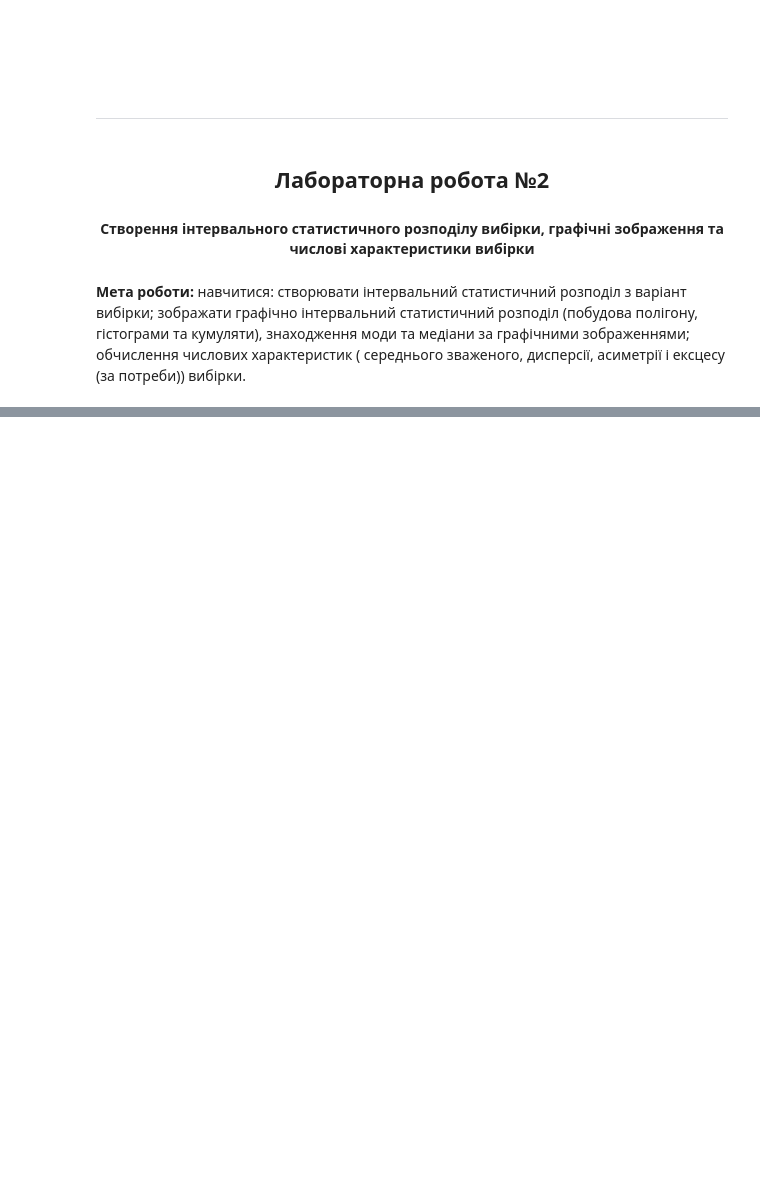
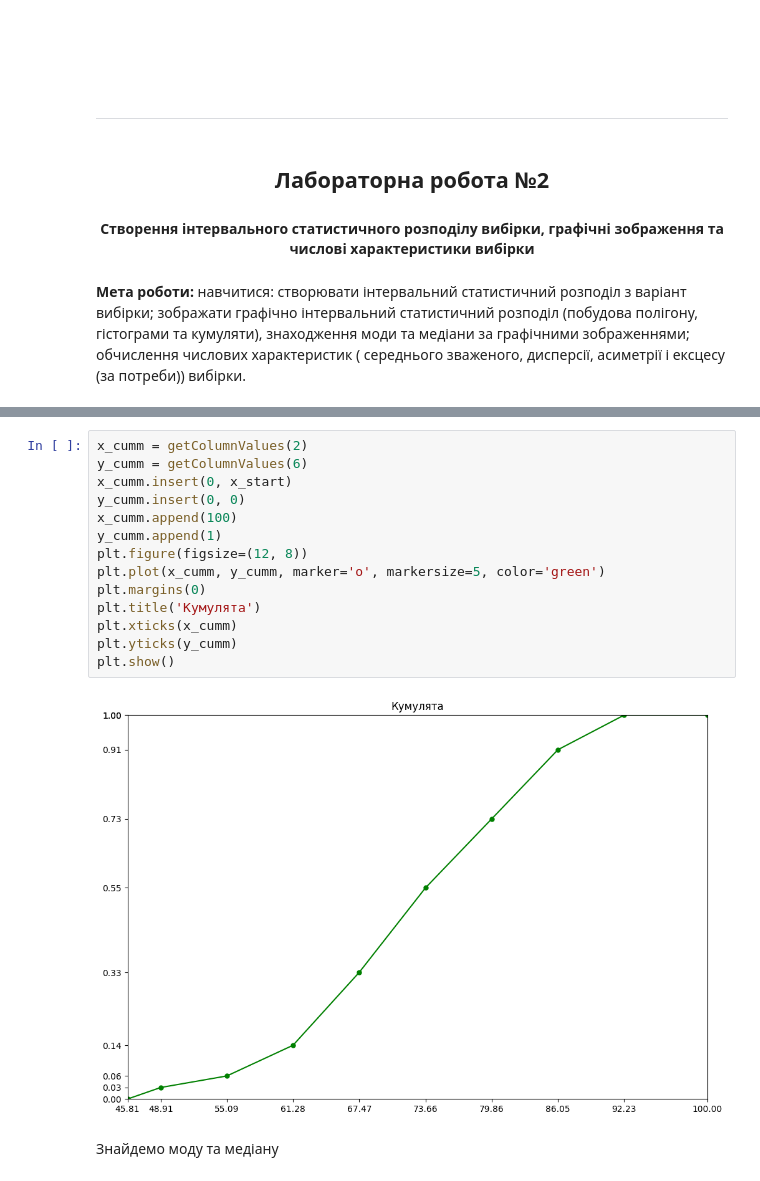
Before and after one commit to Melnikiva/statistics, a Jupyter notebook: statistics.ipynb, the cells around one changed output, grey strips where cells are left out. Saved outputs shown, nothing was run; the diff lists cells and outputs as text; blank space fills up the shorter version.

```diff
--- a/statistics.ipynb
+++ b/statistics.ipynb
@@ -204,0 +209,18 @@ plt.show()
+# %%
+x_cumm = getColumnValues(2)
+y_cumm = getColumnValues(6)
+x_cumm.insert(0, x_start)
+y_cumm.insert(0, 0)
+x_cumm.append(100)
+y_cumm.append(1)
+plt.figure(figsize=(12, 8))
+plt.plot(x_cumm, y_cumm, marker='o', markersize=5, color='green')
+plt.margins(0)
+plt.title('Кумулята')
+plt.xticks(x_cumm)
+plt.yticks(y_cumm)
+plt.show()
+# %% [output]
+[figure, added]
+# %% [markdown]
+Знайдемо моду та медіану
```
Also changed, not shown: parts of 18 cells of this notebook.
